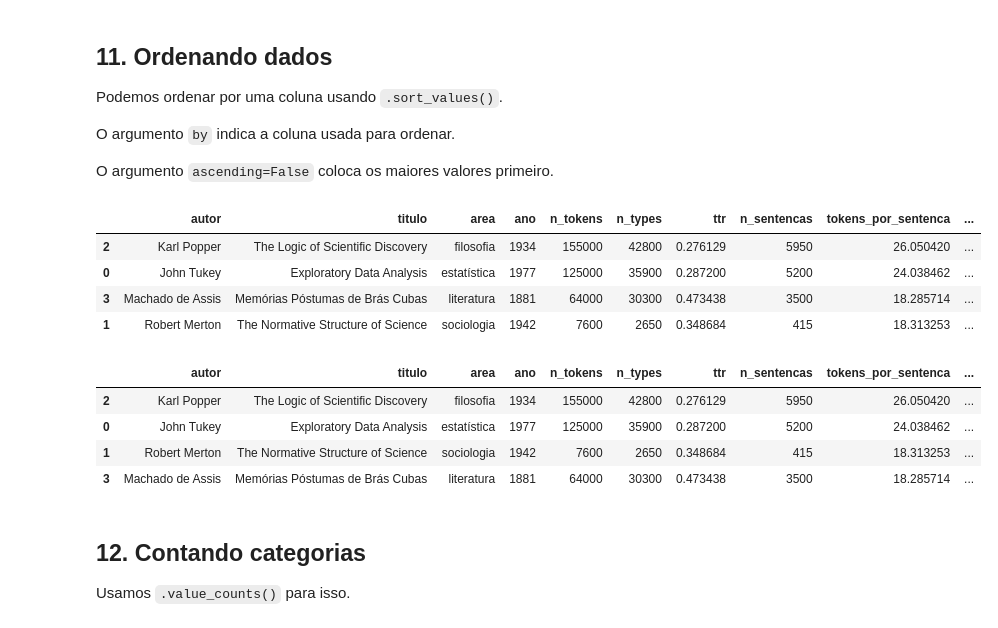
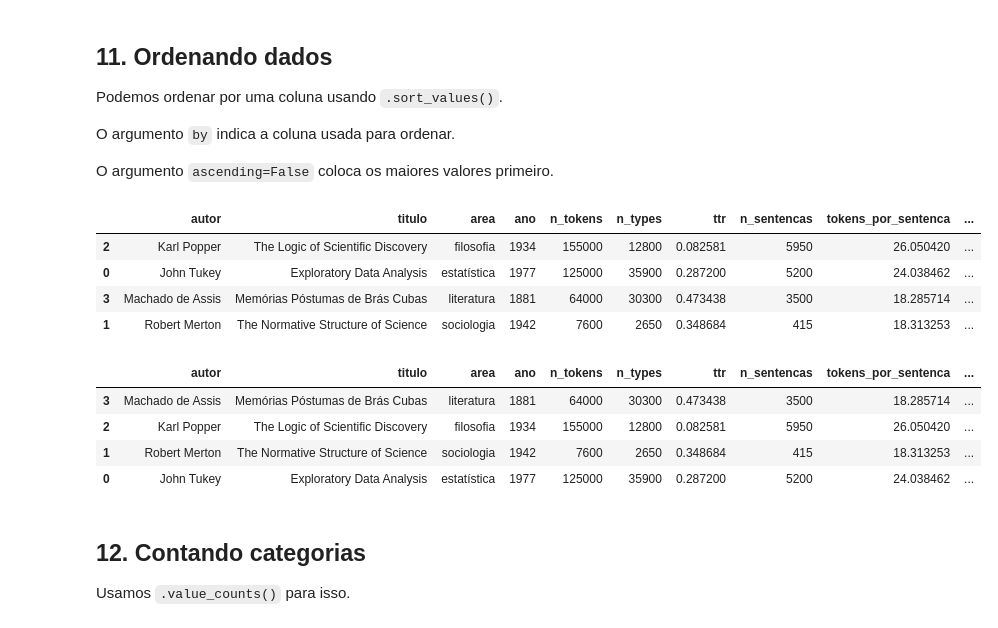
Before and after one commit to jhlopesalves/eda_humanidades, a Jupyter notebook: encontro_4/enc_4.ipynb, the cells around one changed output. Drawn from its saved outputs; the diff is of its cells as text; code cells hidden in the pictures.

```diff
--- a/encontro_4/enc_4.ipynb
+++ b/encontro_4/enc_4.ipynb
@@ -250,7 +250,7 @@ obras = [
         "area": "filosofia",
         "ano": 1934,
         "n_tokens": 155_000,
-        "n_types": 42_800,
+        "n_types": 12_800,
     },
 ]
 
@@ -446,18 +450,18 @@ O argumento `ascending=False` coloca os maiores valores primeiro.
 obras_df.sort_values(by="n_tokens", ascending=False)
 # %% [output]
 |  | autor | titulo | area | ano | n_tokens | n_types | ttr | n_sentencas | tokens_por_sentenca | ... |
-| 2 | Karl Popper | The Logic of Scientific Discovery | filosofia | 1934 | 155000 | 42800 | 0.276129 | 5950 | 26.050420 | ... |
+| 2 | Karl Popper | The Logic of Scientific Discovery | filosofia | 1934 | 155000 | 12800 | 0.082581 | 5950 | 26.050420 | ... |
 | 0 | John Tukey | Exploratory Data Analysis | estatística | 1977 | 125000 | 35900 | 0.287200 | 5200 | 24.038462 | ... |
 | 3 | Machado de Assis | Memórias Póstumas de Brás Cubas | literatura | 1881 | 64000 | 30300 | 0.473438 | 3500 | 18.285714 | ... |
 | 1 | Robert Merton | The Normative Structure of Science | sociologia | 1942 | 7600 | 2650 | 0.348684 | 415 | 18.313253 | ... |
 # %%
-obras_df.sort_values(by="ttr", ascending=True)
+obras_df.sort_values(by="ano", ascending=True)
 # %% [output]
 |  | autor | titulo | area | ano | n_tokens | n_types | ttr | n_sentencas | tokens_por_sentenca | ... |
-| 2 | Karl Popper | The Logic of Scientific Discovery | filosofia | 1934 | 155000 | 42800 | 0.276129 | 5950 | 26.050420 | ... |
+| 3 | Machado de Assis | Memórias Póstumas de Brás Cubas | literatura | 1881 | 64000 | 30300 | 0.473438 | 3500 | 18.285714 | ... |
+| 2 | Karl Popper | The Logic of Scientific Discovery | filosofia | 1934 | 155000 | 12800 | 0.082581 | 5950 | 26.050420 | ... |
+| 1 | Robert Merton | The Normative Structure of Science | sociologia | 1942 | 7600 | 2650 | 0.348684 | 415 | 18.313253 | ... |
 | 0 | John Tukey | Exploratory Data Analysis | estatística | 1977 | 125000 | 35900 | 0.287200 | 5200 | 24.038462 | ... |
-| 1 | Robert Merton | The Normative Structure of Science | sociologia | 1942 | 7600 | 2650 | 0.348684 | 415 | 18.313253 | ... |
-| 3 | Machado de Assis | Memórias Póstumas de Brás Cubas | literatura | 1881 | 64000 | 30300 | 0.473438 | 3500 | 18.285714 | ... |
 # %% [markdown]
 ## 12. Contando categorias
 
```
Also changed, not shown: parts of 10 cells of this notebook, 8 other files.
